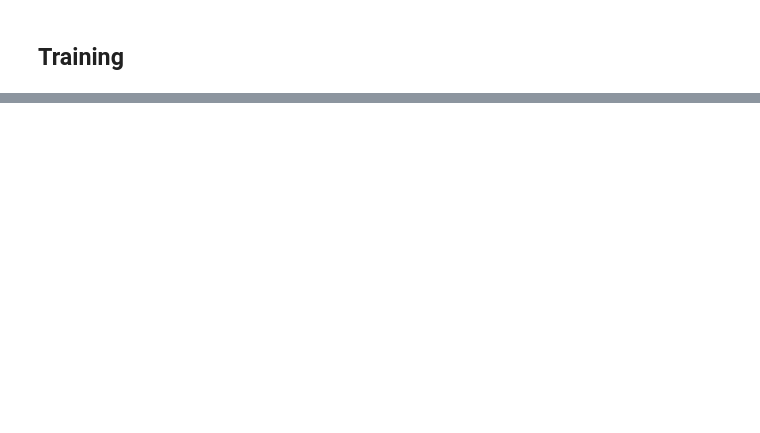
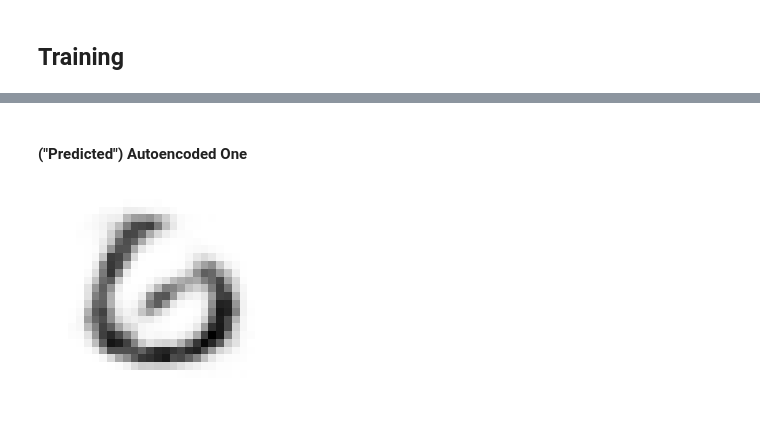
Before and after one commit to IIIskiplikIII/autoencoding-mnist, a Jupyter notebook: autoencoding-mnist.ipynb, the cells around one changed output, grey strips where cells are left out. Drawn from its saved outputs; the diff is of its cells as text; code cells hidden in the pictures; blank space fills up the shorter version.

```diff
--- a/autoencoding-mnist.ipynb
+++ b/autoencoding-mnist.ipynb
@@ -217,0 +274,8 @@ plot_image(dropout_ae.predict(X_valid_prep[:10])[8])
+# %% [markdown]
+#### ("Predicted") Autoencoded One
+# %%
+
+testimage = X_valid_resh[10].reshape(1, 28, 28)     # single image prepared for the test (reshape)
+plot_image(dropout_ae.predict(testimage)[0, :, :])  # needed to extract the second and third array of the three dimensional tensor struc for printing the image
+# %% [output]
+[figure, added]
```
Also changed, not shown: parts of 29 cells of this notebook.
